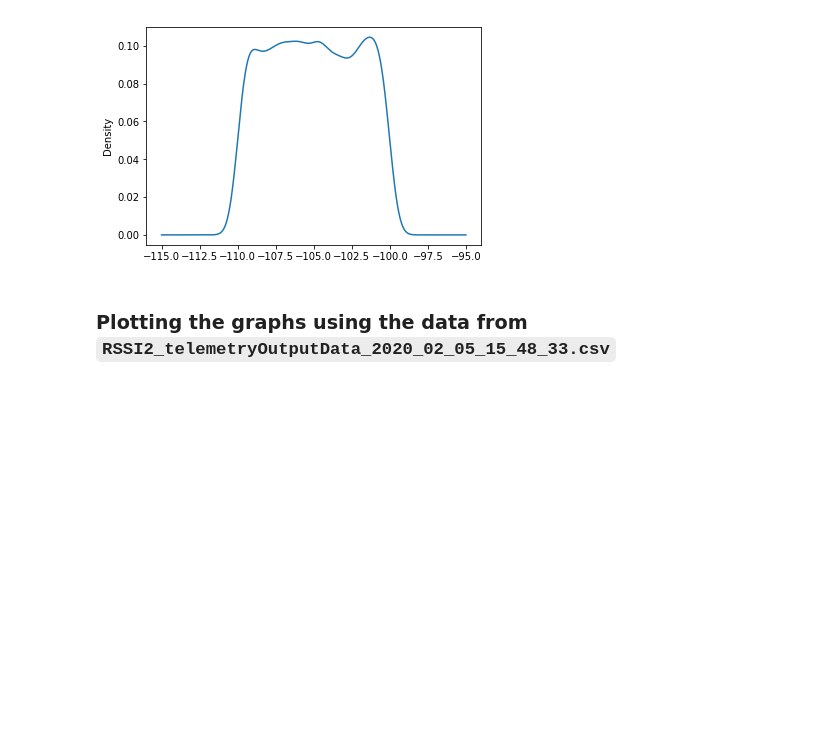
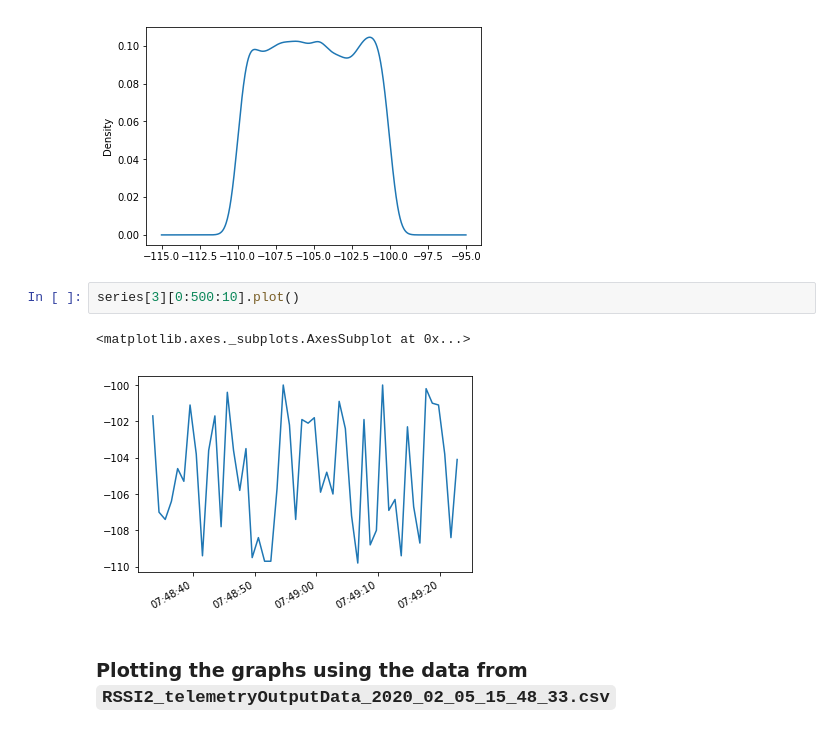
Before and after one commit to jesus-r-mendoza/Operations-Data-and-Mgmt-System, a Jupyter notebook: machine-learning/data-analysis/New-Data-Preprocessing.ipynb, the cells around one changed output. Cells and saved outputs as stored; diff of their text form; blank space fills up the shorter version.

```diff
--- a/machine-learning/data-analysis/New-Data-Preprocessing.ipynb
+++ b/machine-learning/data-analysis/New-Data-Preprocessing.ipynb
@@ -147,6 +205,11 @@ scatter_plot(data[3])
 kde_graph(data[3])
 # %% [output]
 [figure]
+# %%
+series[3][0:500:10].plot()
+# %% [output]
+<matplotlib.axes._subplots.AxesSubplot at 0x...>
+[figure, added]
 # %% [markdown]
 ### Plotting the graphs using the data from `RSSI2_telemetryOutputData_2020_02_05_15_48_33.csv`
 # %%
```
Also changed, not shown: parts of 15 cells of this notebook.
